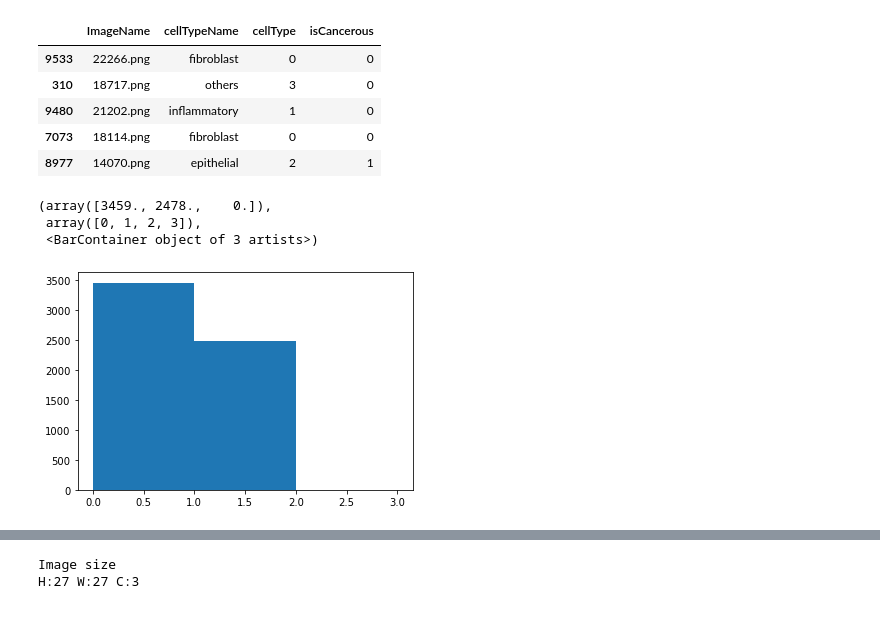
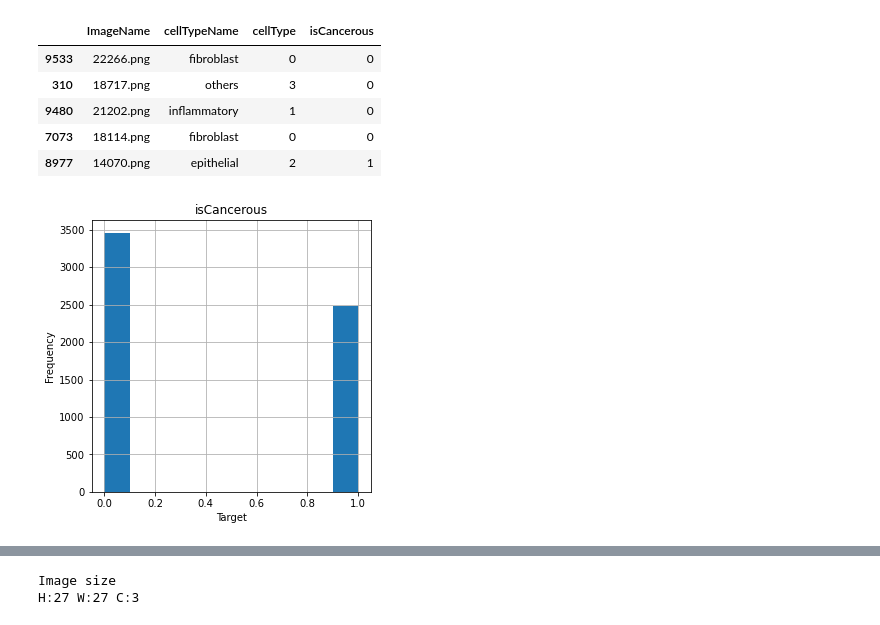
Before and after one commit to s3781183/machine_learning_A2, a Jupyter notebook: A2-AR.ipynb, the cells around one changed output, grey strips where cells are left out. Saved outputs shown, nothing was run; the diff lists cells and outputs as text; code cells hidden in the pictures.

```diff
--- a/A2-AR.ipynb
+++ b/A2-AR.ipynb
@@ -54,15 +54,15 @@ train_data.head()
 | 9480 | 21202.png | inflammatory | 1 | 0 |
 | 7073 | 18114.png | fibroblast | 0 | 0 |
 | 8977 | 14070.png | epithelial | 2 | 1 |
-# %%
-target = train_data['isCancerous']
-
-plt.hist(target, bins=np.arange(4)) #change it to have gaps and not use decimals
-# %% [output]
-(array([3459., 2478.,    0.]),
- array([0, 1, 2, 3]),
- <BarContainer object of 3 artists>)
-[figure, removed]
+# %%
+target = train_data['isCancerous']
+target.hist(figsize=(5,5))
+plt.title('isCancerous')
+plt.xlabel('Target')
+plt.ylabel('Frequency')
+plt.show()
+# %% [output]
+[figure, added]
 # %%
 from PIL import Image
 
```
Also changed, not shown: parts of 4 cells of this notebook.
